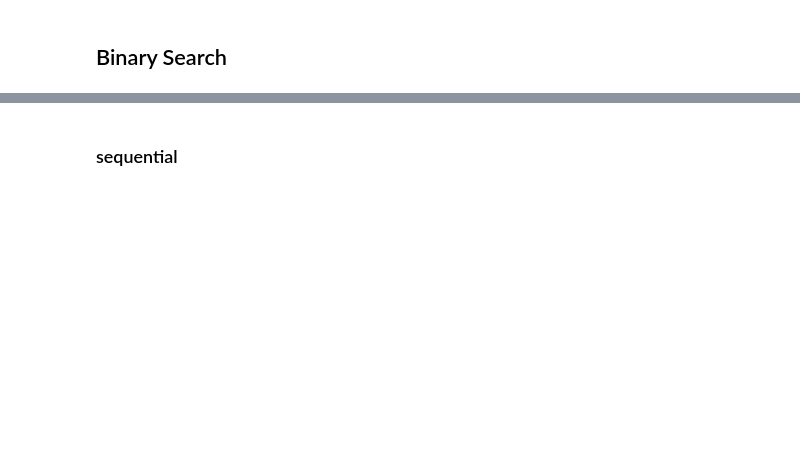
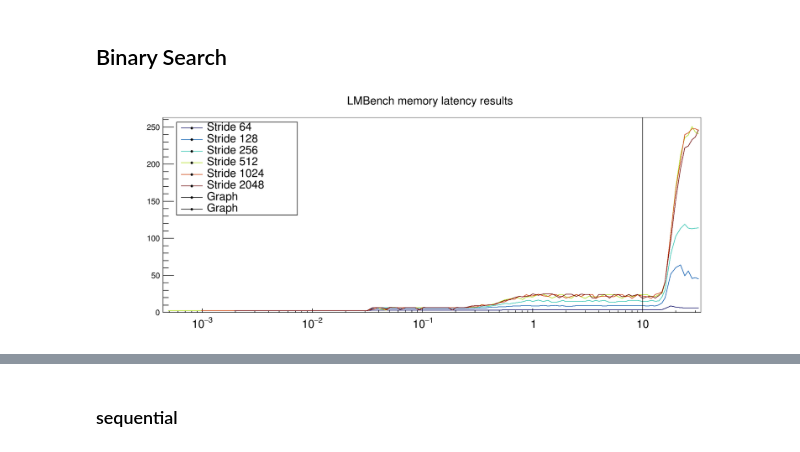
Before and after one commit to jolly-chen/msc-project, a Jupyter notebook: cpu-sequential/validation.ipynb, the cells around one changed output, grey strips where cells are left out. Cells and saved outputs as stored; diff of their text form; code cells hidden in the pictures; blank space fills up the shorter version.

```diff
--- a/cpu-sequential/validation.ipynb
+++ b/cpu-sequential/validation.ipynb
@@ -575,0 +651,44 @@ p2                        =   0.00344532   +/-   2.55192e-05
+# %%
+%jsroot off
+
+c = ROOT.TCanvas("c1", title)
+# c.SetRightMargin(0.32)
+# c.SetBottomMargin(0.33)
+
+mg = ROOT.TMultiGraph()
+l = ROOT.TLegend(0.7, 0.58, 0.83, 0.9)
+ROOT.gStyle.SetPalette(ROOT.kRainbow);
+for k,v in sizes.items():
+    lmbench_graph = ROOT.TGraph(len(v), np.array(v), np.array(latencies[k]))
+    lmbench_graph.SetTitle(f"Stride {k}")
+    mg.Add(lmbench_graph, "")
+
+hmax = 290
+l1 =  ROOT.TGraph(2, np.array([10,10], dtype=np.int32), np.array([0, hmax], dtype=np.int32))
+l2 =  ROOT.TGraph(2, np.array([10,10], dtype=np.int32), np.array([0, hmax], dtype=np.int32))
+# l3 = ROOT.TGraph(2, np.array(v), np.array(latencies[k]))
+title="LMBench memory latency results"
+mg.SetTitle(title)
+
+xaxis = lmbench_graph.GetXaxis()
+xaxis.SetTitle("Bin")
+# xaxis.SetNoExponent(ROOT.kTRUE)
+yaxis = lmbench_graph.GetYaxis()
+yaxis.SetTitle(f"Latency (ns)")
+yaxis.SetRangeUser(0, hmax)
+lmbench_graph.GetHistogram().SetMinimum(0);
+lmbench_graph.GetHistogram().SetMaximum(hmax)
+yaxis.SetLimits(0, hmax)
+
+lmbench_graph.Draw("A")
+mg.Draw("PLC L SAME")
+l1.Draw("L SAME")
+l2.Draw("L SAME")
+
+c.Modified();
+# c.Update();
+c.SetLogx()
+c.BuildLegend(0.12,0.5,0.3,0.88)
+c.Draw()
+# %% [output]
+[figure, added]
```
Also changed, not shown: parts of 16 cells of this notebook, 7 other files.
